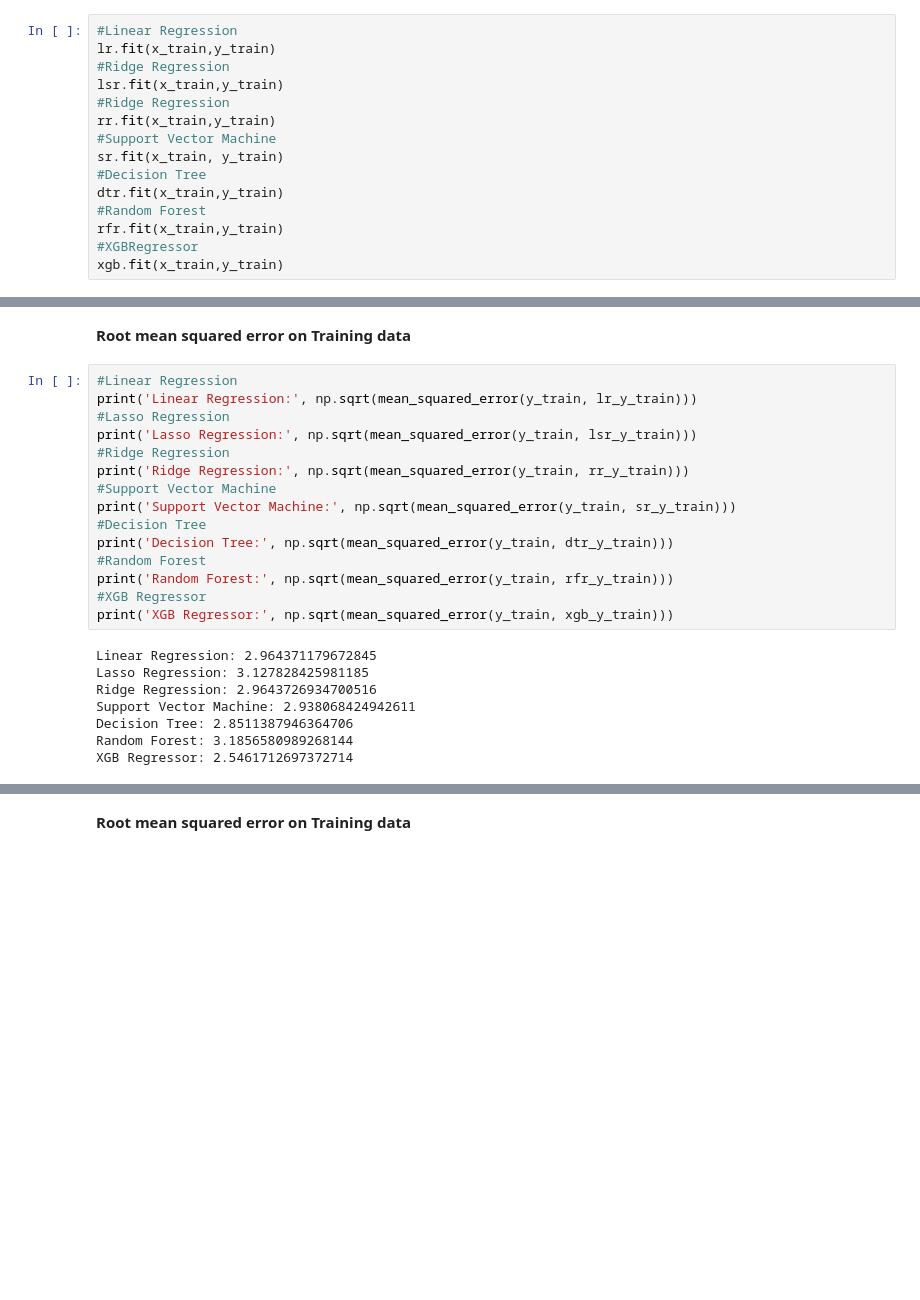
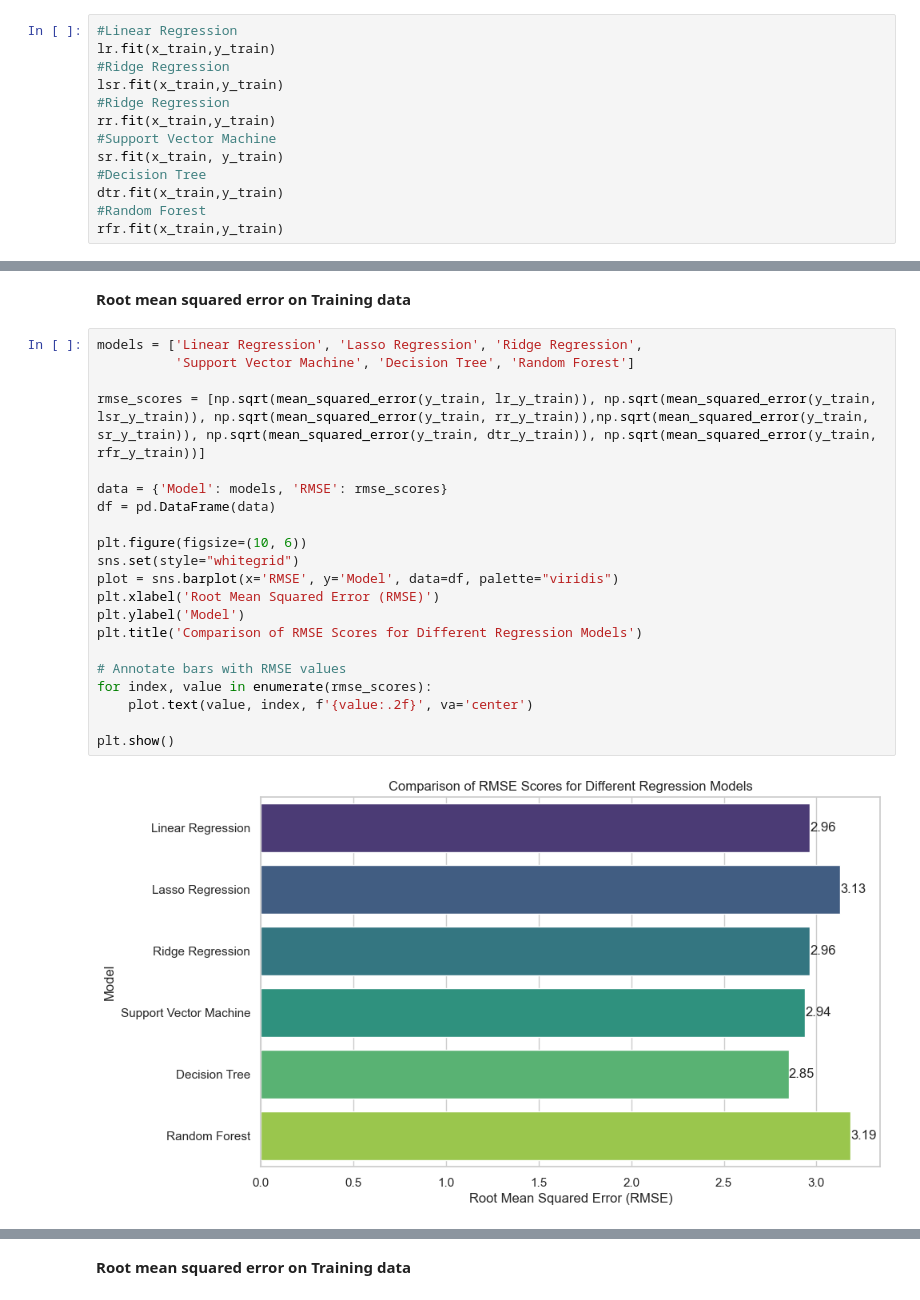
Before and after one commit to Tshifhumulo10/Martketing-Analysis-and-Revenue-Prediction, a Jupyter notebook: Martketing_Analysis_and_Revenue_Prediction.ipynb, the cells around one changed output, grey strips where cells are left out. Cells and saved outputs as stored; diff of their text form; blank space fills up the shorter version.

```diff
--- a/Martketing_Analysis_and_Revenue_Prediction.ipynb
+++ b/Martketing_Analysis_and_Revenue_Prediction.ipynb
@@ -229,6 +232,4 @@ sr.fit(x_train, y_train)
 dtr.fit(x_train,y_train)
 #Random Forest
 rfr.fit(x_train,y_train)
-#XGBRegressor
-xgb.fit(x_train,y_train)
 # %% [output]
@@ -331,25 +312,25 @@ XGB Regressor: 0.998920566519961
 # %% [markdown]
 **Root mean squared error on Training data**
-# %%
-#Linear Regression
-print('Linear Regression:', np.sqrt(mean_squared_error(y_train, lr_y_train)))
-#Lasso Regression
-print('Lasso Regression:', np.sqrt(mean_squared_error(y_train, lsr_y_train)))
-#Ridge Regression
-print('Ridge Regression:', np.sqrt(mean_squared_error(y_train, rr_y_train)))
-#Support Vector Machine
-print('Support Vector Machine:', np.sqrt(mean_squared_error(y_train, sr_y_train)))
-#Decision Tree
-print('Decision Tree:', np.sqrt(mean_squared_error(y_train, dtr_y_train)))
-#Random Forest
-print('Random Forest:', np.sqrt(mean_squared_error(y_train, rfr_y_train)))
-#XGB Regressor
-print('XGB Regressor:', np.sqrt(mean_squared_error(y_train, xgb_y_train)))
-# %% [output]
-Linear Regression: 2.964371179672845
-Lasso Regression: 3.127828425981185
-Ridge Regression: 2.9643726934700516
-Support Vector Machine: 2.938068424942611
-Decision Tree: 2.8511387946364706
-Random Forest: 3.1856580989268144
-XGB Regressor: 2.5461712697372714
+# %%
+models = ['Linear Regression', 'Lasso Regression', 'Ridge Regression',
+          'Support Vector Machine', 'Decision Tree', 'Random Forest']
+
+rmse_scores = [np.sqrt(mean_squared_error(y_train, lr_y_train)), np.sqrt(mean_squared_error(y_train, lsr_y_train)), np.sqrt(mean_squared_error(y_train, rr_y_train)),np.sqrt(mean_squared_error(y_train, sr_y_train)), np.sqrt(mean_squared_error(y_train, dtr_y_train)), np.sqrt(mean_squared_error(y_train, rfr_y_train))]
+
+data = {'Model': models, 'RMSE': rmse_scores}
+df = pd.DataFrame(data)
+
+plt.figure(figsize=(10, 6))
+sns.set(style="whitegrid")
+plot = sns.barplot(x='RMSE', y='Model', data=df, palette="viridis")
+plt.xlabel('Root Mean Squared Error (RMSE)')
+plt.ylabel('Model')
+plt.title('Comparison of RMSE Scores for Different Regression Models')
+
+# Annotate bars with RMSE values
+for index, value in enumerate(rmse_scores):
+    plot.text(value, index, f'{value:.2f}', va='center')
+
+plt.show()
+# %% [output]
+[figure, added]
```
Also changed, not shown: parts of 12 cells of this notebook.
